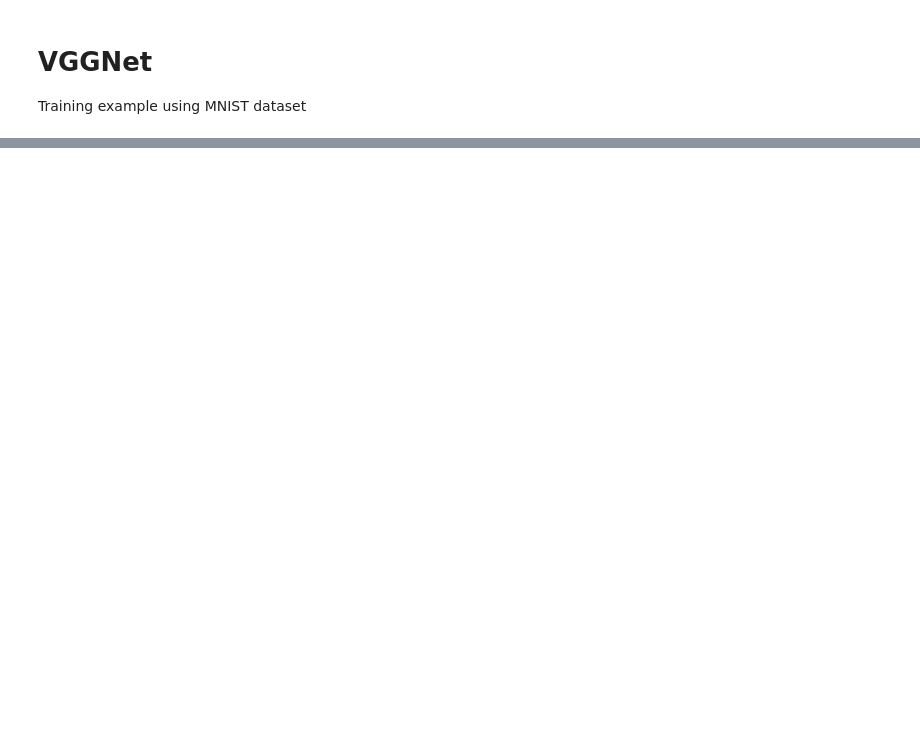
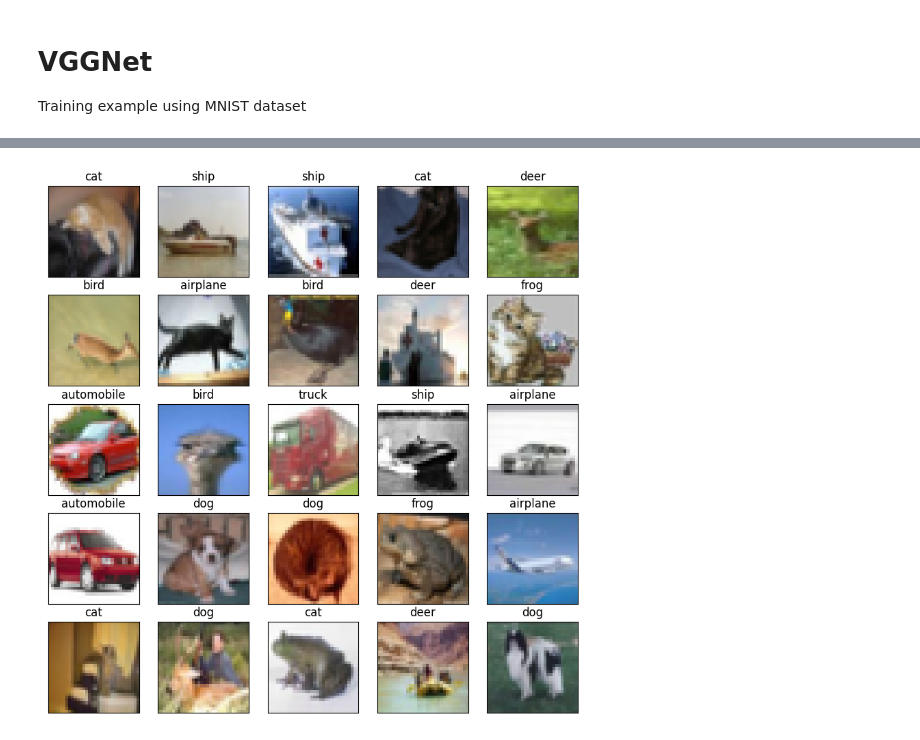
Before and after one commit to MilyangParkJaeHun/PapersWithCode, a Jupyter notebook: BackboneNetwork/VGGNet/VGGNet.ipynb, the cells around one changed output, grey strips where cells are left out. Drawn from its saved outputs; the diff is of its cells as text; code cells hidden in the pictures; blank space fills up the shorter version.

Commit message:
Add training pipeline

```diff
--- a/BackboneNetwork/VGGNet/VGGNet.ipynb
+++ b/BackboneNetwork/VGGNet/VGGNet.ipynb
@@ -73,0 +150,6 @@ val_dataset = val_dataset.repeat() \
+# %%
+num_classes = 10
+input_shape = [32, 32, 3]
+
+batch_size = 16
+num_epochs = 40
@@ -73,0 +168,37 @@ val_dataset = val_dataset.repeat() \
+# %%
+# str_labels = ['apple', 'aquarium_fish', 'baby', 'bear', 'beaver', 'bed', 'bee', 'beetle', 'bicycle', 'bottle', 'bowl', 'boy', 'bridge', 'bus', 'butterfly', 'camel', 'can', 'castle', 'caterpillar', 'cattle', 'chair', 'chimpanzee', 'clock', 'cloud', 'cockroach', 'couch', 'crab', 'crocodile', 'cup', 'dinosaur', 'dolphin', 'elephant', 'flatfish', 'forest', 'fox', 'girl', 'hamster', 'house', 'kangaroo', 'keyboard', 'lamp', 'lawn_mower', 'leopard', 'lion', 'lizard', 'lobster', 'man', 'maple_tree', 'motorcycle', 'mountain', 'mouse', 'mushroom', 'oak_tree', 'orange', 'orchid', 'otter', 'palm_tree', 'pear', 'pickup_truck', 'pine_tree', 'plain', 'plate', 'poppy', 'porcupine', 'possum', 'rabbit', 'raccoon', 'ray', 'road', 'rocket', 'rose', 'sea', 'seal', 'shark', 'shrew', 'skunk', 'skyscraper', 'snail', 'snake', 'spider', 'squirrel', 'streetcar', 'sunflower', 'sweet_pepper', 'table', 'tank', 'telephone', 'television', 'tiger', 'tractor', 'train', 'trout', 'tulip', 'turtle', 'wardrobe', 'whale', 'willow_tree', 'wolf', 'woman', 'worm']
+str_labels = ['airplane','automobile','bird','cat','deer','dog','frog','horse','ship','truck']
+# %%
+def MiniVGGNet(input_shape, num_classes):
+    input = Input(shape=input_shape, name='Input')
+
+    x = Conv3_64(name='block1_conv1')(input)
+    x = Conv3_64(name='block1_conv2')(x)
+    x = MaxPooling2D(pool_size=2, padding='same', name='block1_pool')(x)
+
+    x = Conv3_128(name='block2_conv1')(x)
+    x = Conv3_128(name='block2_conv2')(x)
+    x = MaxPooling2D(pool_size=2, padding='same', name='block2_pool')(x)
+
+    x = Conv3_256(name='block3_conv1')(x)
+    x = Conv3_256(name='block3_conv2')(x)
+    x = Conv3_256(name='block3_conv3')(x)
+
+    x = Flatten(name='flatten')(x)
+    x = Dense(512, activation='relu',
+             kernel_regularizer=tf.keras.regularizers.L2(0.0005),
+             name='fc1')(x)
+    x = Dropout(0.5, name='dropout1')(x)
+    x = Dense(256, activation='relu',
+             kernel_regularizer=tf.keras.regularizers.L2(0.0005),
+             name='fc2')(x)
+    output = Dense(num_classes, activation='softmax', name='ouput')(x)
+
+    model = Model(inputs=input, outputs=output)
+    model._name = 'VGG_mini'
+
+    return model
+# %%
+model = MiniVGGNet(input_shape, num_classes)
+model.build(input_shape=batch_input_shape)
+model.summary()
@@ -73,0 +335,4 @@ val_dataset = val_dataset.repeat() \
+# %%
+image_grid()
+# %% [output]
+[figure, added]
```
Also changed, not shown: parts of 26 cells of this notebook.
